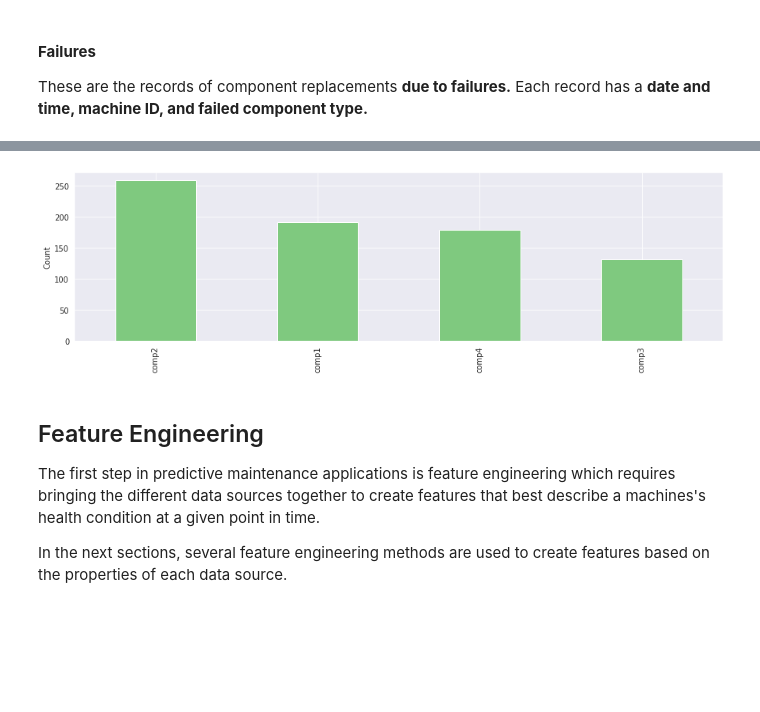
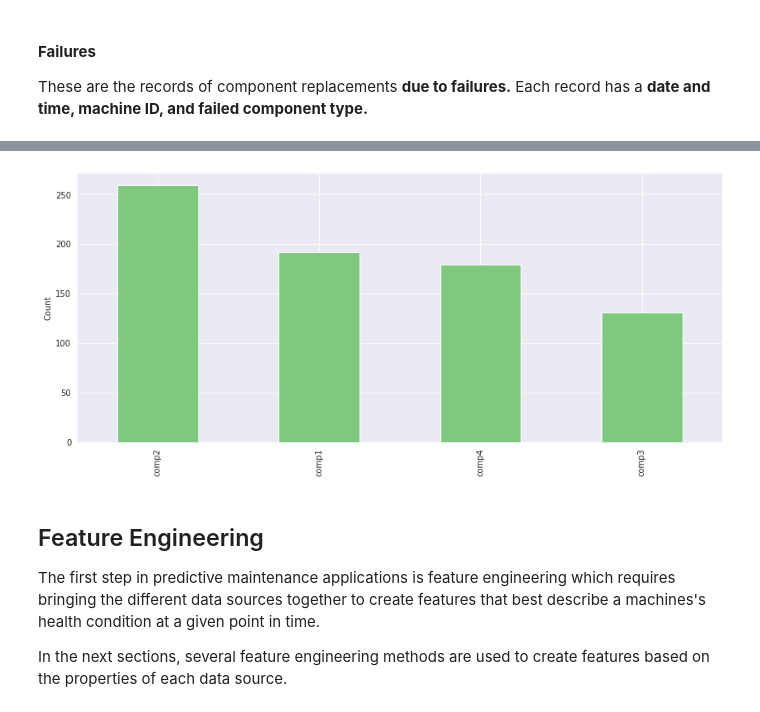
Before and after one commit to sachinkun21/Predictive_Maintenance_using_ML_Microsoft_CaseStudy, a Jupyter notebook: Predictive_Maintenance_using_Machine_Learning.ipynb, the cells around one changed output, grey strips where cells are left out. Cells and saved outputs as stored; diff of their text form; code cells hidden in the pictures; blank space fills up the shorter version.

```diff
--- a/Predictive_Maintenance_using_Machine_Learning.ipynb
+++ b/Predictive_Maintenance_using_Machine_Learning.ipynb
@@ -246,12 +243,12 @@ Total number of failures: 761
 # %%
 sns.set_style("darkgrid")
-plt.figure(figsize=(15, 4))
+plt.figure(figsize=(14, 6))
 failures['failure'].value_counts().plot(kind='bar', cmap = 'Accent')
 plt.ylabel('Count')
 failures['failure'].value_counts()
 plt.show()
 # %% [output]
-[figure, old version]
+[figure, new version]
 # %% [markdown]
 ## Feature Engineering
 The first step in predictive maintenance applications is feature engineering which requires bringing the different data sources together to create features that best describe a machines's health condition at a given point in time.
```
Also changed, not shown: parts of 26 cells of this notebook.
